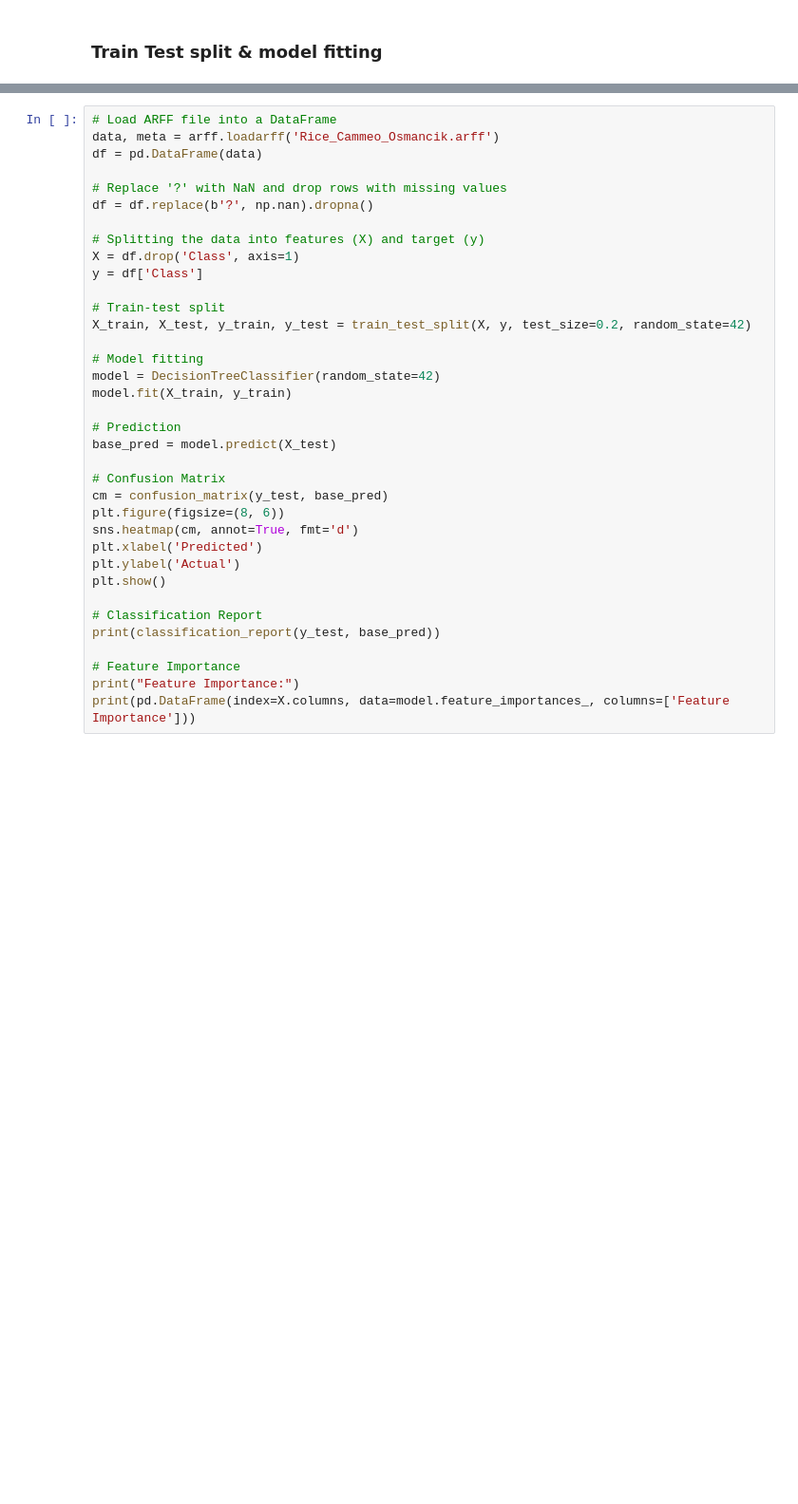
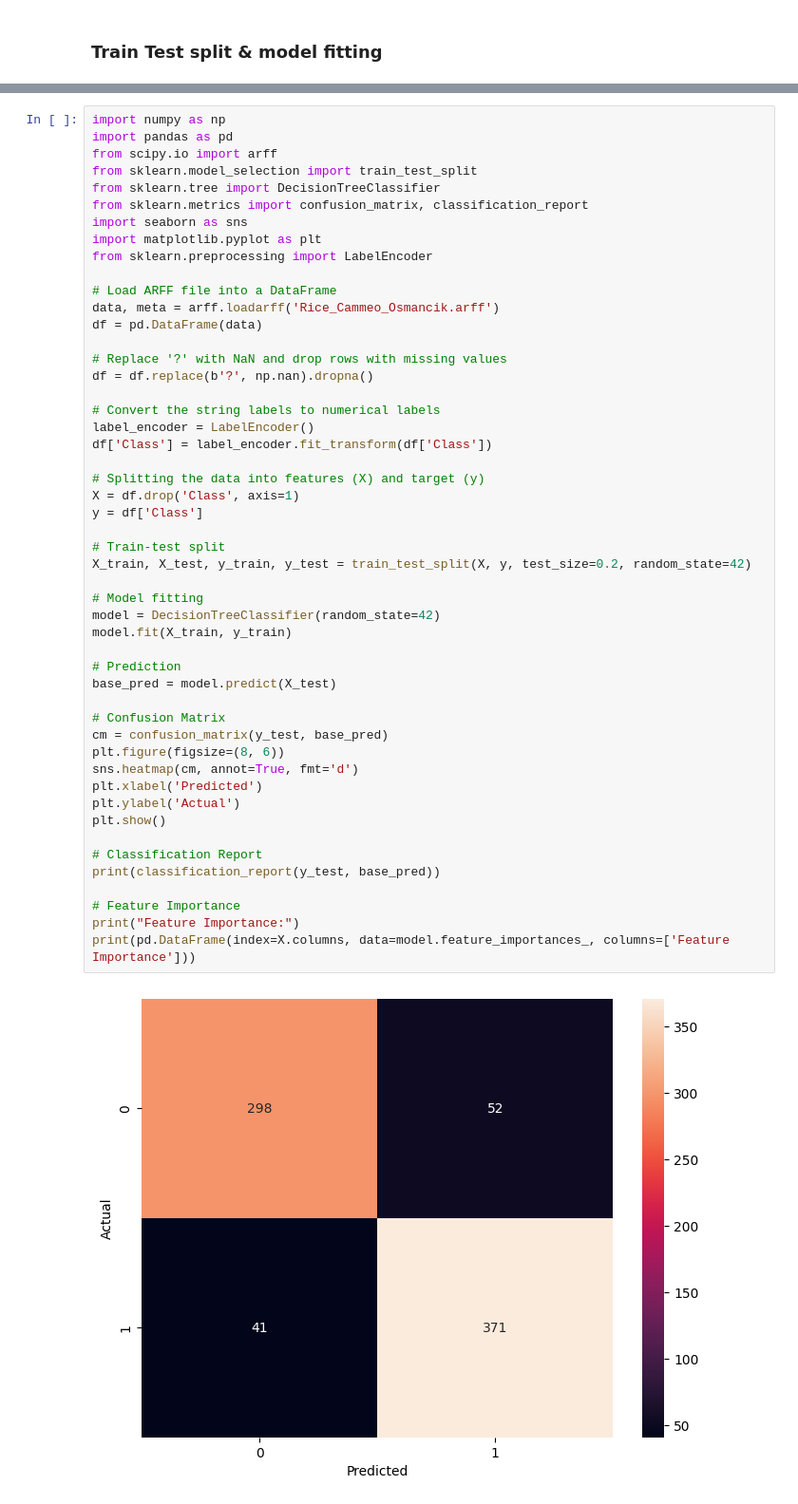
Before and after one commit to Sweep76/DATA_ANALYTICS, a Jupyter notebook: Homework-Folder/Lecture-8.ipynb, the cells around one changed output, grey strips where cells are left out. Shown at 95% size. Saved outputs shown, nothing was run; the diff lists cells and outputs as text; blank space fills up the shorter version.

```diff
--- a/Homework-Folder/Lecture-8.ipynb
+++ b/Homework-Folder/Lecture-8.ipynb
@@ -78,37 +91,52 @@ dtype: int64
 # %%
+import numpy as np
+import pandas as pd
+from scipy.io import arff
+from sklearn.model_selection import train_test_split
+from sklearn.tree import DecisionTreeClassifier
+from sklearn.metrics import confusion_matrix, classification_report
+import seaborn as sns
+import matplotlib.pyplot as plt
+from sklearn.preprocessing import LabelEncoder
+
 # Load ARFF file into a DataFrame
 data, meta = arff.loadarff('Rice_Cammeo_Osmancik.arff')
 df = pd.DataFrame(data)
 
 # Replace '?' with NaN and drop rows with missing values
 df = df.replace(b'?', np.nan).dropna()
+
+# Convert the string labels to numerical labels
+label_encoder = LabelEncoder()
+df['Class'] = label_encoder.fit_transform(df['Class'])
 
 # Splitting the data into features (X) and target (y)
 X = df.drop('Class', axis=1)
 y = df['Class']
 
 # Train-test split
 X_train, X_test, y_train, y_test = train_test_split(X, y, test_size=0.2, random_state=42)
 
 # Model fitting
 model = DecisionTreeClassifier(random_state=42)
 model.fit(X_train, y_train)
 
 # Prediction
 base_pred = model.predict(X_test)
 
 # Confusion Matrix
 cm = confusion_matrix(y_test, base_pred)
 plt.figure(figsize=(8, 6))
 sns.heatmap(cm, annot=True, fmt='d')
 plt.xlabel('Predicted')
 plt.ylabel('Actual')
 plt.show()
 
 # Classification Report
 print(classification_report(y_test, base_pred))
 
 # Feature Importance
 print("Feature Importance:")
 print(pd.DataFrame(index=X.columns, data=model.feature_importances_, columns=['Feature Importance']))
 # %% [output]
+[figure, added]
```
Also changed, not shown: parts of 7 cells of this notebook.
